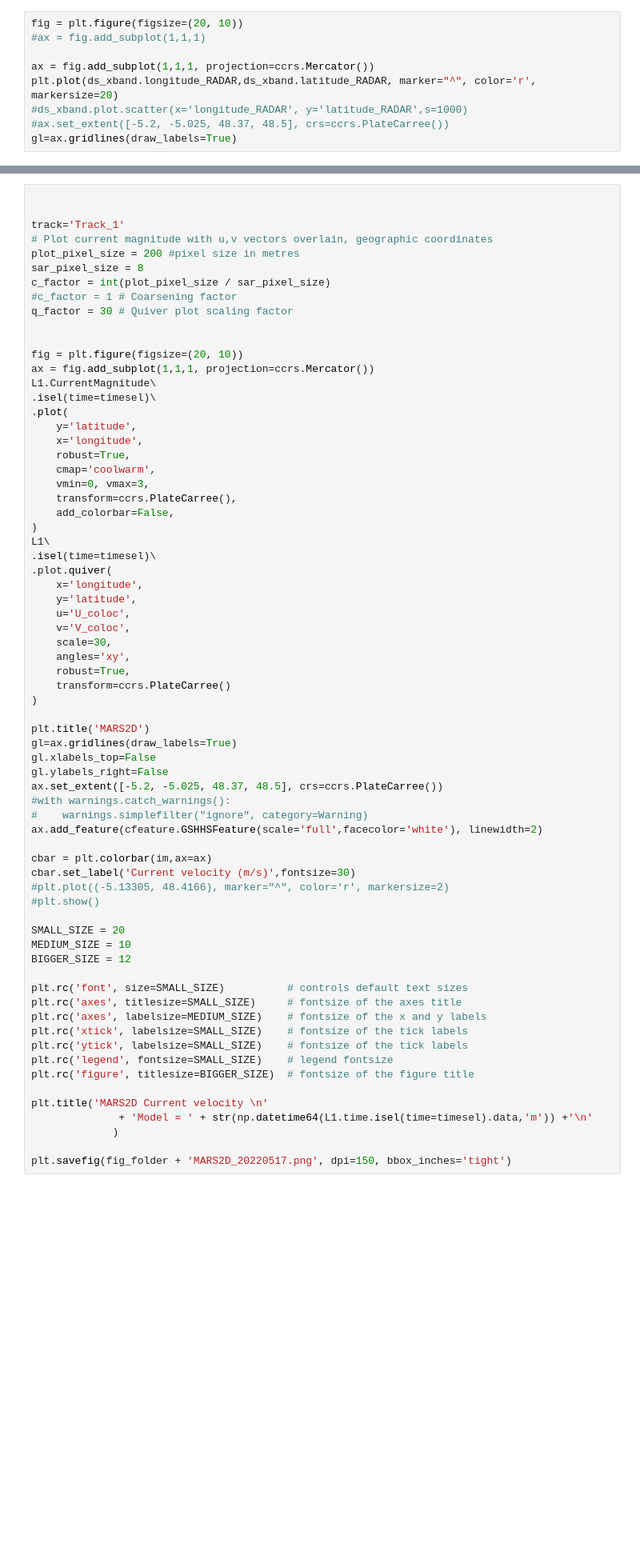
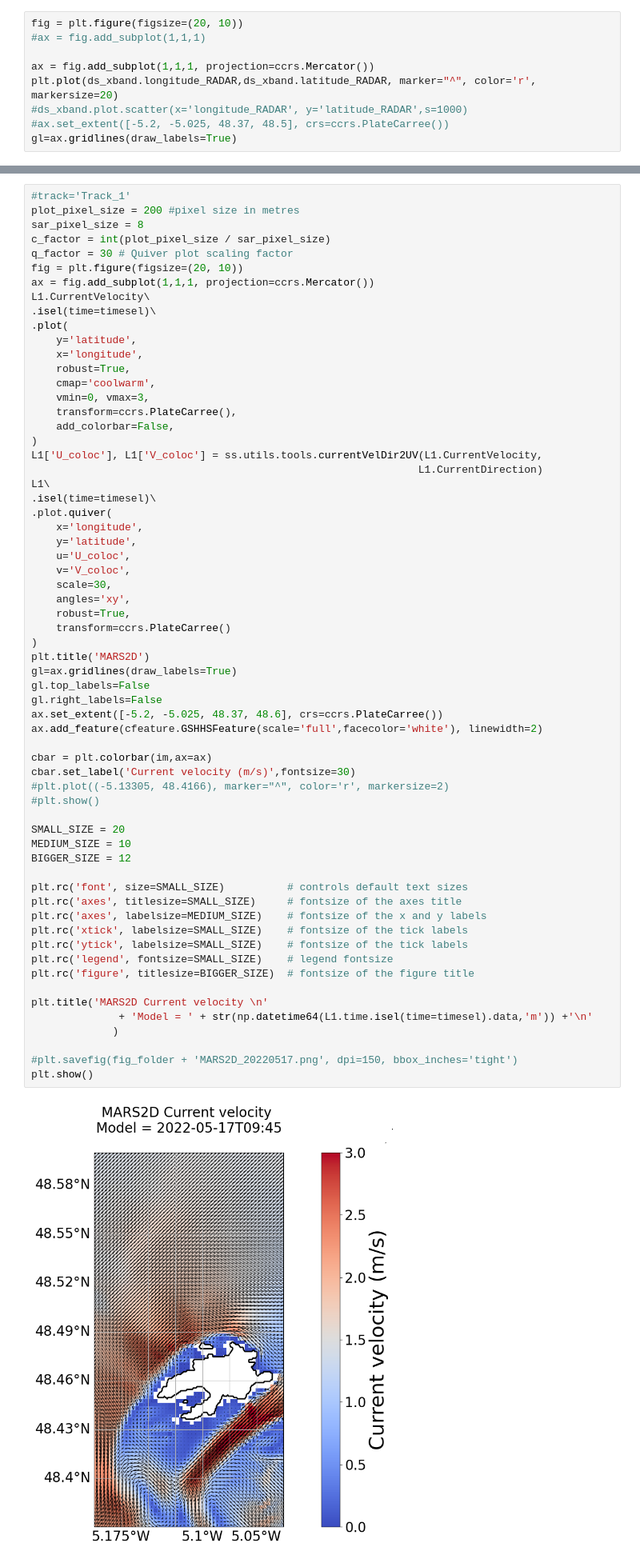
Before and after one commit to ACHMartin/seastar_project, a Jupyter notebook: OSCAR_Ushant_L1b.ipynb, the cells around one changed output, grey strips where cells are left out. Shown at 80% size. Cells and saved outputs as stored; diff of their text form; blank space fills up the shorter version.

```diff
--- a/OSCAR_Ushant_L1b.ipynb
+++ b/OSCAR_Ushant_L1b.ipynb
@@ -486,18 +573,12 @@ L1.time.isel(time=timesel).data
 # %%
-
-
-track='Track_1'
-# Plot current magnitude with u,v vectors overlain, geographic coordinates
+#track='Track_1'
 plot_pixel_size = 200 #pixel size in metres
 sar_pixel_size = 8
 c_factor = int(plot_pixel_size / sar_pixel_size)
-#c_factor = 1 # Coarsening factor
 q_factor = 30 # Quiver plot scaling factor
-
-
 fig = plt.figure(figsize=(20, 10))
 ax = fig.add_subplot(1,1,1, projection=ccrs.Mercator())
-L1.CurrentMagnitude\
+L1.CurrentVelocity\
 .isel(time=timesel)\
 .plot(
     y='latitude',
@@ -508,6 +589,8 @@ L1.CurrentMagnitude\
     transform=ccrs.PlateCarree(),
     add_colorbar=False,
 )
+L1['U_coloc'], L1['V_coloc'] = ss.utils.tools.currentVelDir2UV(L1.CurrentVelocity,
+                                                              L1.CurrentDirection)
 L1\
 .isel(time=timesel)\
 .plot.quiver(
@@ -518,40 +601,40 @@ L1\
     scale=30,
     angles='xy',
     robust=True,
     transform=ccrs.PlateCarree()
 )
-
 plt.title('MARS2D')
 gl=ax.gridlines(draw_labels=True)
-gl.xlabels_top=False
-gl.ylabels_right=False
-ax.set_extent([-5.2, -5.025, 48.37, 48.5], crs=ccrs.PlateCarree())
-#with warnings.catch_warnings():
-#    warnings.simplefilter("ignore", category=Warning)
+gl.top_labels=False
+gl.right_labels=False
+ax.set_extent([-5.2, -5.025, 48.37, 48.6], crs=ccrs.PlateCarree())
 ax.add_feature(cfeature.GSHHSFeature(scale='full',facecolor='white'), linewidth=2)
 
 cbar = plt.colorbar(im,ax=ax)
 cbar.set_label('Current velocity (m/s)',fontsize=30)
 #plt.plot((-5.13305, 48.4166), marker="^", color='r', markersize=2)
 #plt.show()
 
 SMALL_SIZE = 20
 MEDIUM_SIZE = 10
 BIGGER_SIZE = 12
 
 plt.rc('font', size=SMALL_SIZE)          # controls default text sizes
 plt.rc('axes', titlesize=SMALL_SIZE)     # fontsize of the axes title
 plt.rc('axes', labelsize=MEDIUM_SIZE)    # fontsize of the x and y labels
 plt.rc('xtick', labelsize=SMALL_SIZE)    # fontsize of the tick labels
 plt.rc('ytick', labelsize=SMALL_SIZE)    # fontsize of the tick labels
 plt.rc('legend', fontsize=SMALL_SIZE)    # legend fontsize
 plt.rc('figure', titlesize=BIGGER_SIZE)  # fontsize of the figure title
 
 plt.title('MARS2D Current velocity \n'
               + 'Model = ' + str(np.datetime64(L1.time.isel(time=timesel).data,'m')) +'\n'
              )
 
-plt.savefig(fig_folder + 'MARS2D_20220517.png', dpi=150, bbox_inches='tight')
+#plt.savefig(fig_folder + 'MARS2D_20220517.png', dpi=150, bbox_inches='tight')
+plt.show()
+# %% [output]
+[figure, added]
 # %%
 trim_factor = 1
 fig = plt.figure(figsize=(10, 10))
```
Also changed, not shown: parts of 48 cells of this notebook, 2 other files.
